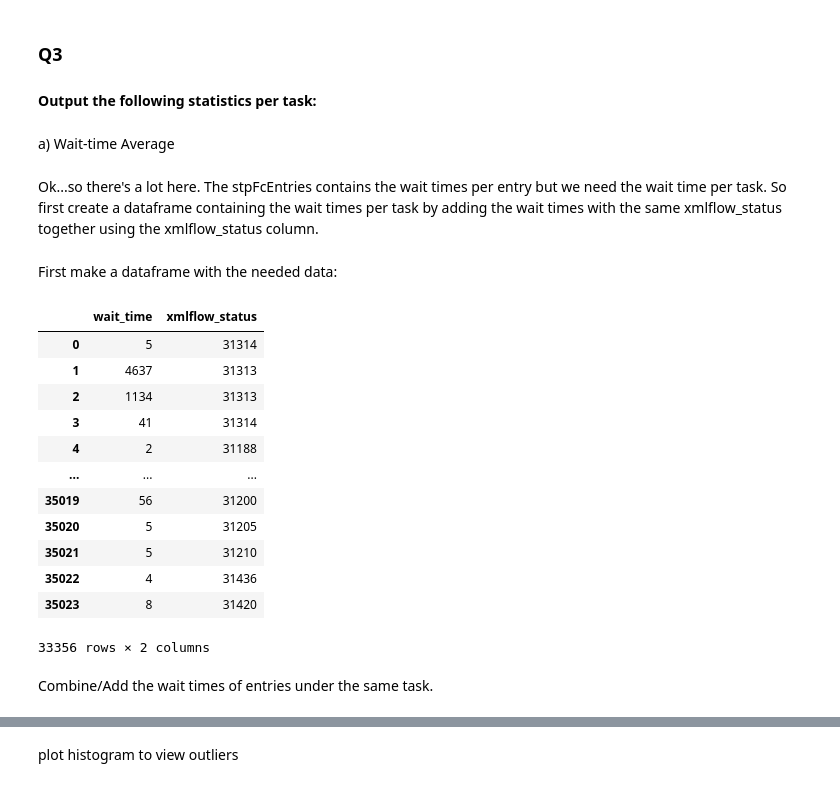
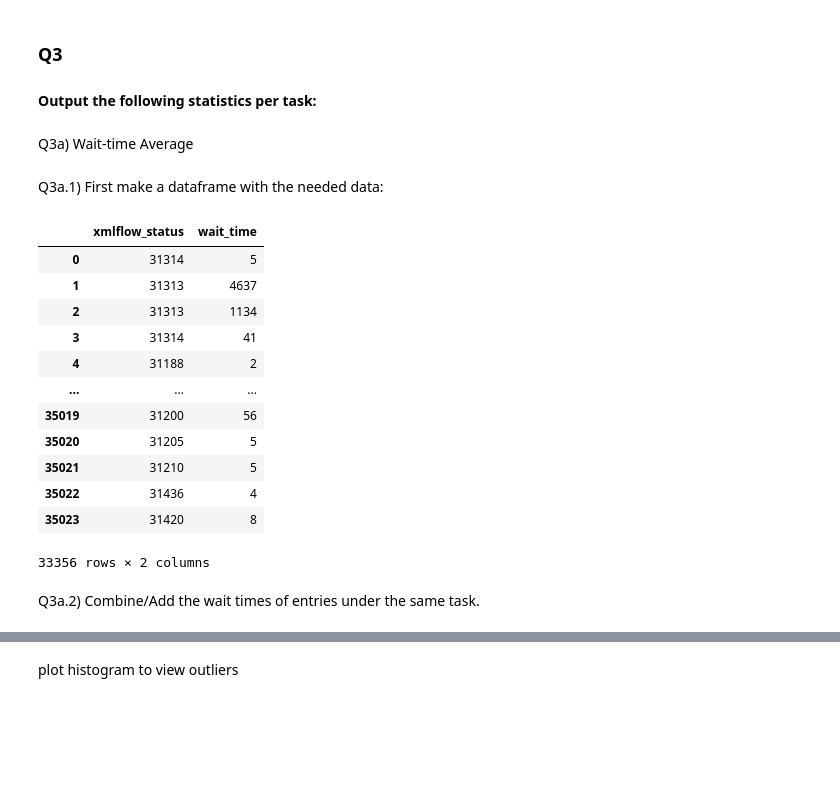
Before and after one commit to ash-111/Technical-Assignment---April-5, a Jupyter notebook: Code_v2.ipynb, the cells around one changed output, grey strips where cells are left out. Drawn from its saved outputs; the diff is of its cells as text; code cells hidden in the pictures; blank space fills up the shorter version.

```diff
--- a/Code_v2.ipynb
+++ b/Code_v2.ipynb
@@ -109,29 +109,27 @@ Number of contracts processed by the contract workflow =  116
 
 #### Output the following statistics per task:
 # %% [markdown]
-a) Wait-time Average
+Q3a) Wait-time Average
-# %% [markdown]
-Ok...so there's a lot here. The stpFcEntries contains the wait times per entry but we need the wait time per task. So first create a dataframe containing the wait times per task by adding the wait times with the same xmlflow_status together using the xmlflow_status column.
 # %% [markdown]
-First make a dataframe with the needed data:
+Q3a.1) First make a dataframe with the needed data:
 # %%
 df2 = df_StpFcEntries[['status_taken', 'wait_time', 'xmlflow_status']]
 df2 = df2[df2['status_taken'].str.contains('Y')]
-df2 = df2[['wait_time', 'xmlflow_status']]
+df2 = df2[['xmlflow_status', 'wait_time']]
 df2
 # %% [output]
-|  | wait_time | xmlflow_status |
-| 0 | 5 | 31314 |
-| 1 | 4637 | 31313 |
-| 2 | 1134 | 31313 |
-| 3 | 41 | 31314 |
-| 4 | 2 | 31188 |
+|  | xmlflow_status | wait_time |
+| 0 | 31314 | 5 |
+| 1 | 31313 | 4637 |
+| 2 | 31313 | 1134 |
+| 3 | 31314 | 41 |
+| 4 | 31188 | 2 |
 | ... | ... | ... |
-| 35019 | 56 | 31200 |
-| 35020 | 5 | 31205 |
-| 35021 | 5 | 31210 |
-| 35022 | 4 | 31436 |
-| 35023 | 8 | 31420 |
+| 35019 | 31200 | 56 |
+| 35020 | 31205 | 5 |
+| 35021 | 31210 | 5 |
+| 35022 | 31436 | 4 |
+| 35023 | 31420 | 8 |
 33356 rows × 2 columns
 # %% [markdown]
-Combine/Add the wait times of entries under the same task.
+Q3a.2) Combine/Add the wait times of entries under the same task.
```
Also changed, not shown: parts of 26 cells of this notebook.
